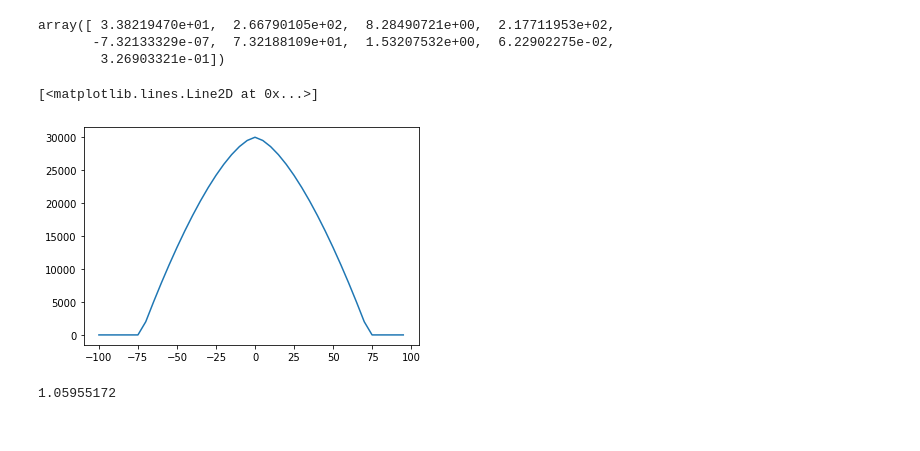
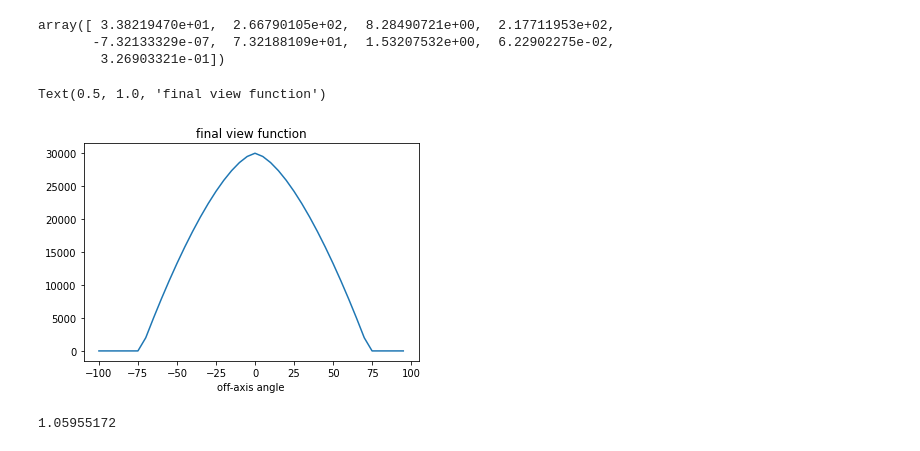
Before and after one commit to limu007/cube, a Jupyter notebook: Attitude_october_update.ipynb, the cells around one changed output. Saved outputs shown, nothing was run; the diff lists cells and outputs as text; code cells hidden in the pictures.

```diff
--- a/Attitude_october_update.ipynb
+++ b/Attitude_october_update.ipynb
@@ -1526,9 +1526,11 @@ array([ 3.38219470e+01,  2.66790105e+02,  8.28490721e+00,  2.17711953e+02,
 # %%
 angs=np.r_[-100:100:5]
 pl.plot(angs,[viewang(a) for a in angs])
+pl.xlabel('off-axis angle')
+pl.title('final view function')
 # %% [output]
-[<matplotlib.lines.Line2D at 0x...>]
+Text(0.5, 1.0, 'final view function')
-[figure, old version]
+[figure, new version]
 # %%
 pfinex4[6]
 # %% [output]
```
Also changed, not shown: parts of 3 cells of this notebook, 1 other file.
